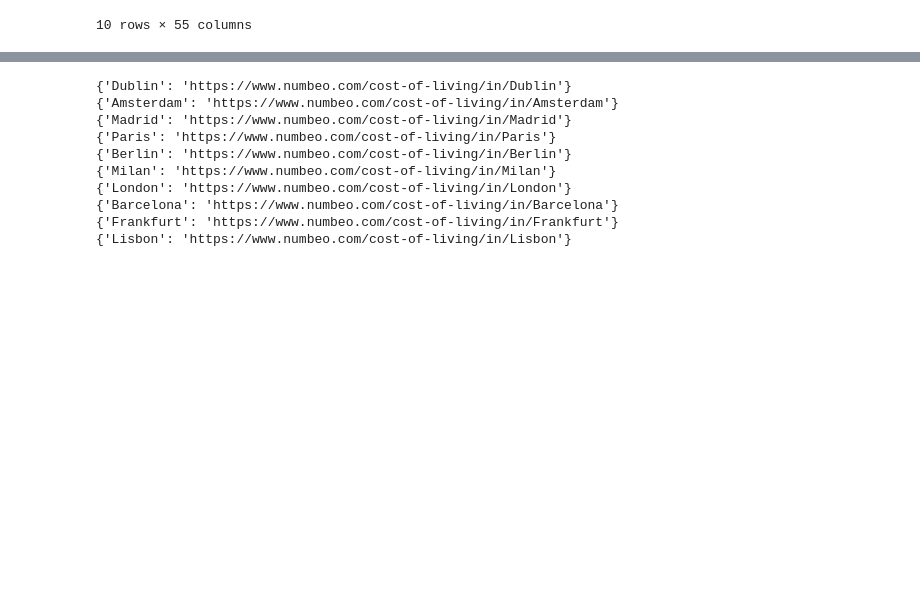
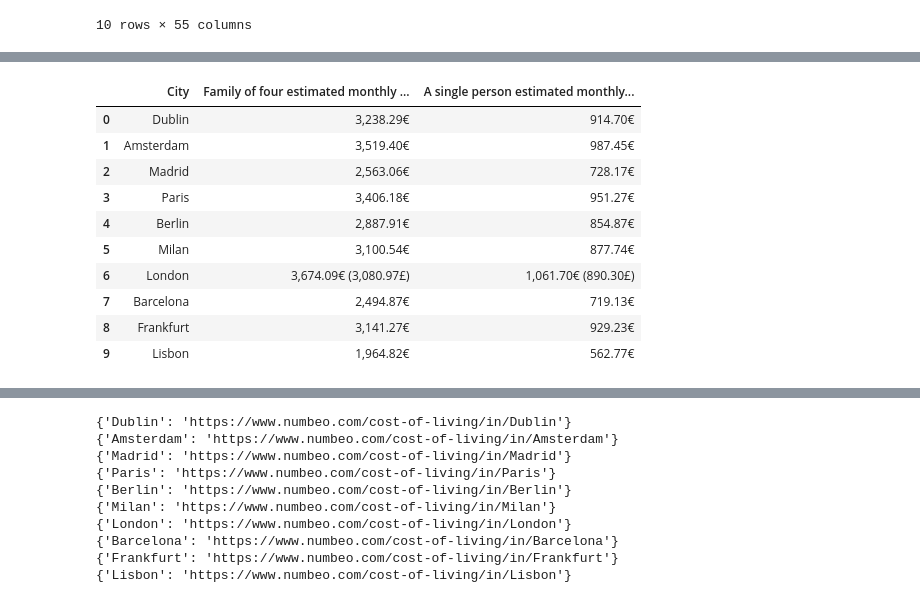
Before and after one commit to ta-data-pt-rmt/project-webscraping-apis, a Jupyter notebook: your-project/Web Scraping Project NUMBEO.ipynb, the cells around one changed output, grey strips where cells are left out. Drawn from its saved outputs; the diff is of its cells as text; code cells hidden in the pictures; blank space fills up the shorter version.

```diff
--- a/your-project/Web Scraping Project NUMBEO.ipynb
+++ b/your-project/Web Scraping Project NUMBEO.ipynb
@@ -432,0 +442,7 @@ summary_table_cost
+# %%
+#Summary as list to LOOK BY CITY
+summary_table_cost = []
+for element in table_country[0:2]:
+    element = element.replace('€','')
+    summary_table_cost.append(element.text)
+summary_table_cost
@@ -471,0 +475,8 @@ summary_table
+# %%
+#Crate list  LOOK BY CITY
+summary_table = []
+for element in table[0:2]:
+    element = re.sub(r'([^a-zA-Z\s]+?)', '', element.text)
+    element =element.replace(' are  ', ', ')
+    summary_table.append(element)
+summary_table
@@ -1013,0 +996,53 @@ table_summary
+# %%
+# Test SUMMARY to main for Lists
+#cost_life_summary_list = []
+summary_table_cities = []
+summary_table_columns = []
+summary_table_costs = []
+df_main_summary =  pd.DataFrame()
+
+#Loop to get a list of tables for summary
+for citylink in cities_urls:
+    time.sleep(random.randint(0,5)) # get random seconds
+    #print (citylink)
+    try:
+        #Validate response and get the soup
+        response = requests.get(citylink[1] ,headers=headers)
+        soup = BeautifulSoup(response.content)
+
+        # Lets bring the table SUMMARY for 2 in the column soup
+        table_country = soup.find_all('span', {'class':'emp_number'})
+        table_country = table_country[0:2]
+
+
+
+
+        #Temporary list to store costs in span class
+        summary_table = []
+
+        #loop the soup to get the items ans store it in the temp list
+        for element in table[0:2]:
+            element = re.sub(r'([^a-zA-Z\s]+?) ', '', element.text)
+            element =element.replace(' are  ', ', ')
+            summary_table.append(element)
+        summary_table_columns.append(summary_table)
+        print(summary_table)
+         #Temporary list to store cities
+        summary_table_cities.append(citylink[0])
+
+        #summary_table.append(citylink[0],)
+
+        #Summary as list to LOOK BY CITY
+        summary_table_costtemp = []
+        for element in table_country[0:2]:
+            summary_table_costtemp.append(element.text)
+        summary_table_costs.append(summary_table_costtemp)
+
+    except:
+        pass
+
+df_cities = pd.DataFrame({'City':summary_table_cities})
+df_costs =pd.DataFrame(summary_table_costs,columns=summary_table_columns[0] )
+maindf_summary = pd.concat([df_cities,df_costs],axis=1)
+maindf_summary
+# %% [output]
@@ -1013,0 +1059,11 @@ table_summary
+|  | City | Family of four estimated monthly ... | A single person estimated monthly... |
+| 0 | Dublin | 3,238.29€ | 914.70€ |
+| 1 | Amsterdam | 3,519.40€ | 987.45€ |
+| 2 | Madrid | 2,563.06€ | 728.17€ |
+| 3 | Paris | 3,406.18€ | 951.27€ |
+| 4 | Berlin | 2,887.91€ | 854.87€ |
+| 5 | Milan | 3,100.54€ | 877.74€ |
+| 6 | London | 3,674.09€ (3,080.97£) | 1,061.70€ (890.30£) |
+| 7 | Barcelona | 2,494.87€ | 719.13€ |
+| 8 | Frankfurt | 3,141.27€ | 929.23€ |
+| 9 | Lisbon | 1,964.82€ | 562.77€ |
```
Also changed, not shown: parts of 61 cells of this notebook, 1 other file.
